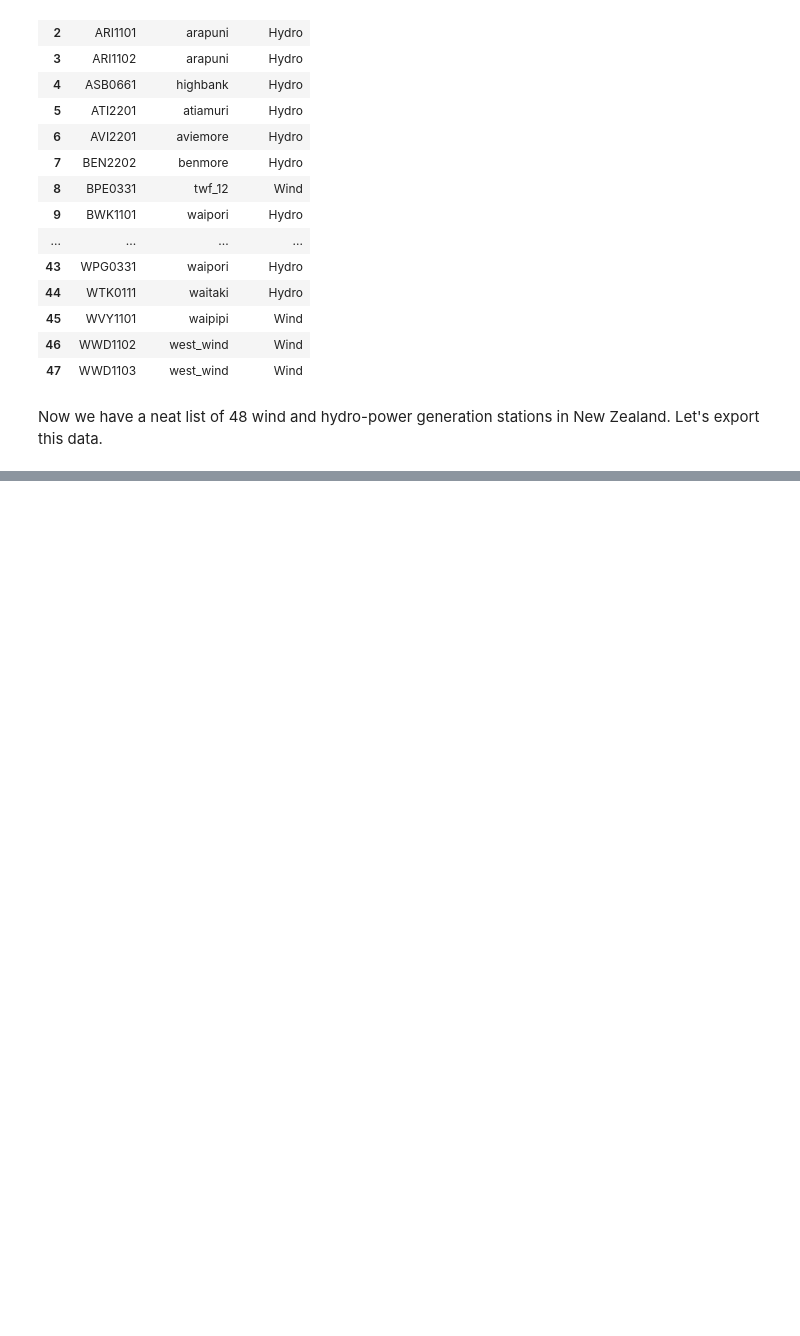
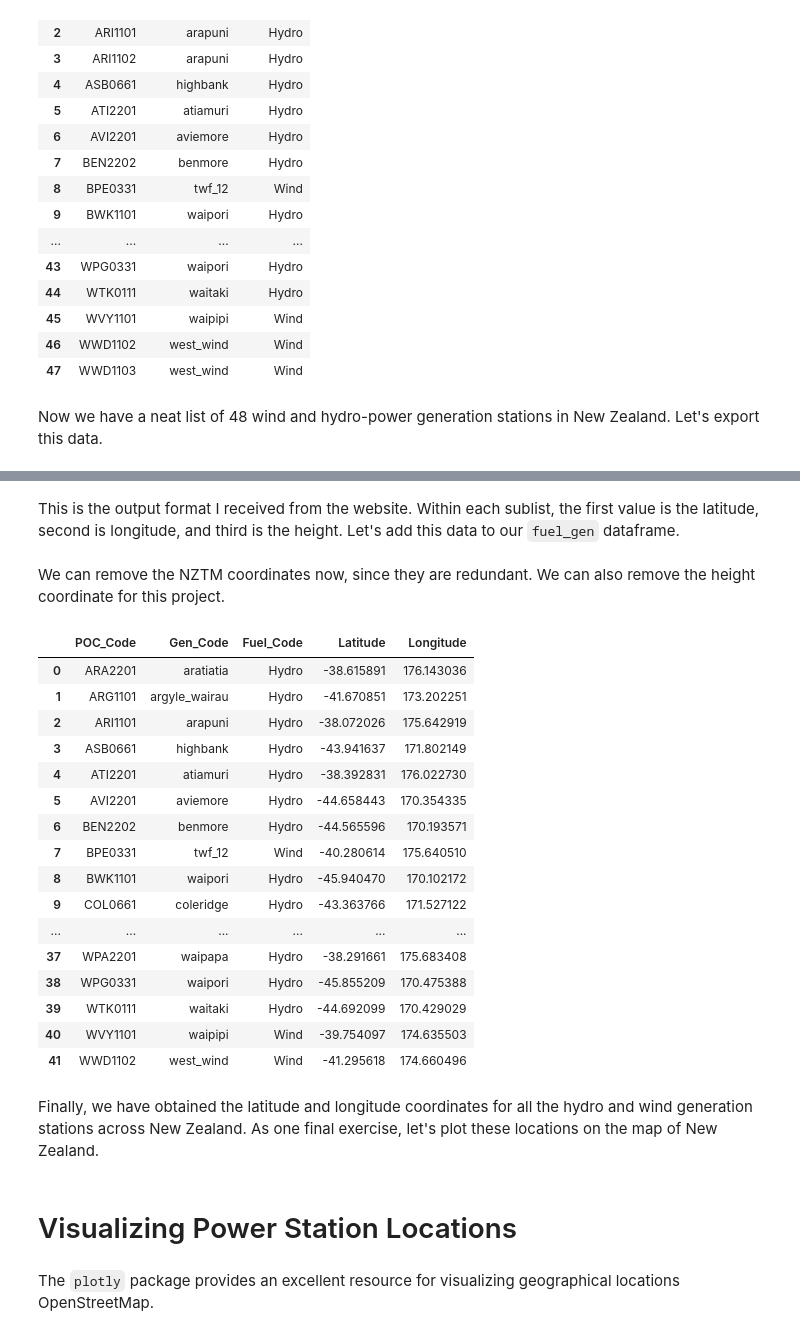
Before and after one commit to gauravkapoor27/NZ-Power-Station-Coordinates, a Jupyter notebook: main.ipynb, the cells around one changed output, grey strips where cells are left out. Cells and saved outputs as stored; diff of their text form; code cells hidden in the pictures; blank space fills up the shorter version.

```diff
--- a/main.ipynb
+++ b/main.ipynb
@@ -175,0 +272,44 @@ fuel_gen.to_csv('data/fuel_gen.csv', index=False)
+# %%
+coords = [[-38.61589062,176.14303618,-26.981], [-41.67085104,173.20225110,-17.059], [-38.07202558,175.64291928,-30.510], [-43.94163712,171.80214900,-10.349],
+          [-38.39283133,176.02273036,-28.359], [-44.65844302,170.35433494,-10.134], [-44.56559630,170.19357061,-10.000], [-40.28061426,175.64051012,-13.439],
+          [-45.94046956,170.10217216,-6.1200], [-43.36376560,171.52712193,-14.314], [-45.18039051,169.30622444,-7.9980], [-39.56649650,174.31011668,-18.307],
+          [-37.92434939,175.53746149,-31.127], [-40.41045204,175.63139355,-13.905], [-45.52086826,167.27749984,-7.2430], [-38.11342929,176.81461707,-27.603],
+          [-40.57657526,175.44893017,-13.874], [-38.35273636,175.74426746,-29.037], [-46.30539088,168.35952698,-4.3560], [-45.03318014,170.09335299,-9.2140],
+          [-44.26587174,170.02921164,-9.7380], [-44.30180131,170.11055110,-9.8130], [-44.34356091,170.17949166,-9.9230], [-38.40796630,176.08596914,-28.188],
+          [-38.14825015,176.22704093,-29.211], [-45.47721291,169.31913607,-8.0540], [-39.15319409,175.83744312,-25.189], [-41.31494147,173.24305864,-16.553],
+          [-37.72771589,176.13086945,-30.948], [-44.01380711,170.46085338,-11.229], [-44.12516128,170.21174758,-10.246], [-38.98172132,175.77022447,-25.780],
+          [-38.80535422,177.15139892,-22.222], [-40.35426721,175.77371000,-14.698], [-37.73832727,175.15413879,-31.488], [-40.31545684,175.85606683,-15.130],
+          [-38.41908188,175.80036275,-28.633], [-38.29166090,175.68340783,-29.559], [-45.85520944,170.47538814,-5.9240], [-44.69209931,170.42902881,-9.9850],
+          [-39.75409738,174.63550258,-16.137], [-41.29561783,174.66049610,-12.669]]
+# %% [markdown]
+This is the output format I received from the website. Within each sublist, the first value is the latitude, second is longitude, and third is the height. Let's add this data to our `fuel_gen` dataframe.
+# %%
+fuel_gen[['Latitude','Longitude','Height']] = DataFrame(coords)
+# %% [markdown]
+We can remove the NZTM coordinates now, since they are redundant. We can also remove the height coordinate for this project.
+# %%
+fuel_gen.drop(columns=['NZTM easting', 'NZTM northing', 'Height'], inplace=True)
+# %%
+fuel_gen
+# %% [output]
+|  | POC_Code | Gen_Code | Fuel_Code | Latitude | Longitude |
+| 0 | ARA2201 | aratiatia | Hydro | -38.615891 | 176.143036 |
+| 1 | ARG1101 | argyle_wairau | Hydro | -41.670851 | 173.202251 |
+| 2 | ARI1101 | arapuni | Hydro | -38.072026 | 175.642919 |
+| 3 | ASB0661 | highbank | Hydro | -43.941637 | 171.802149 |
+| 4 | ATI2201 | atiamuri | Hydro | -38.392831 | 176.022730 |
+| 5 | AVI2201 | aviemore | Hydro | -44.658443 | 170.354335 |
+| 6 | BEN2202 | benmore | Hydro | -44.565596 | 170.193571 |
+| 7 | BPE0331 | twf_12 | Wind | -40.280614 | 175.640510 |
+| 8 | BWK1101 | waipori | Hydro | -45.940470 | 170.102172 |
+| 9 | COL0661 | coleridge | Hydro | -43.363766 | 171.527122 |
+| ... | ... | ... | ... | ... | ... |
+| 37 | WPA2201 | waipapa | Hydro | -38.291661 | 175.683408 |
+| 38 | WPG0331 | waipori | Hydro | -45.855209 | 170.475388 |
+| 39 | WTK0111 | waitaki | Hydro | -44.692099 | 170.429029 |
+| 40 | WVY1101 | waipipi | Wind | -39.754097 | 174.635503 |
+| 41 | WWD1102 | west_wind | Wind | -41.295618 | 174.660496 |
+# %% [markdown]
+Finally, we have obtained the latitude and longitude coordinates for all the hydro and wind generation stations across New Zealand. As one final exercise, let's plot these locations on the map of New Zealand.
+# %% [markdown]
+# Visualizing Power Station Locations
@@ -175,0 +318,2 @@ fuel_gen.to_csv('data/fuel_gen.csv', index=False)
+# %% [markdown]
+The `plotly` package provides an excellent resource for visualizing geographical locations OpenStreetMap.
```
Also changed, not shown: parts of 20 cells of this notebook.
